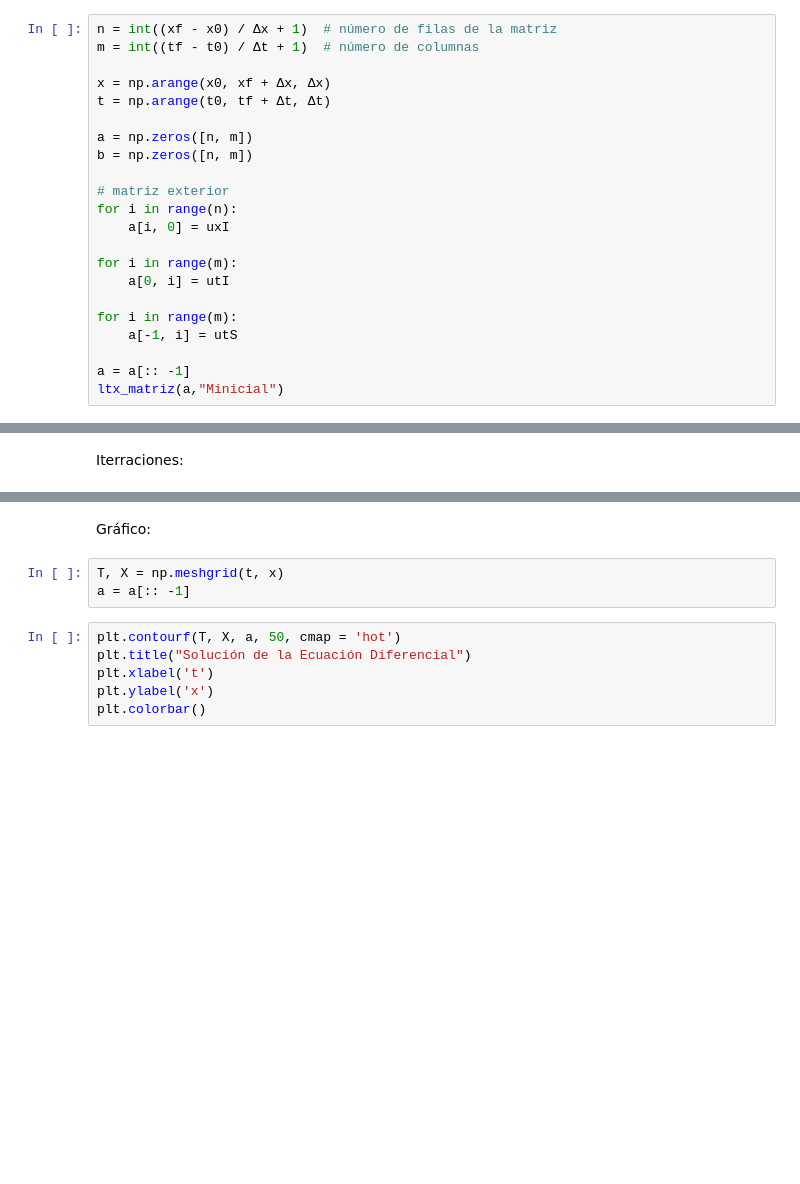
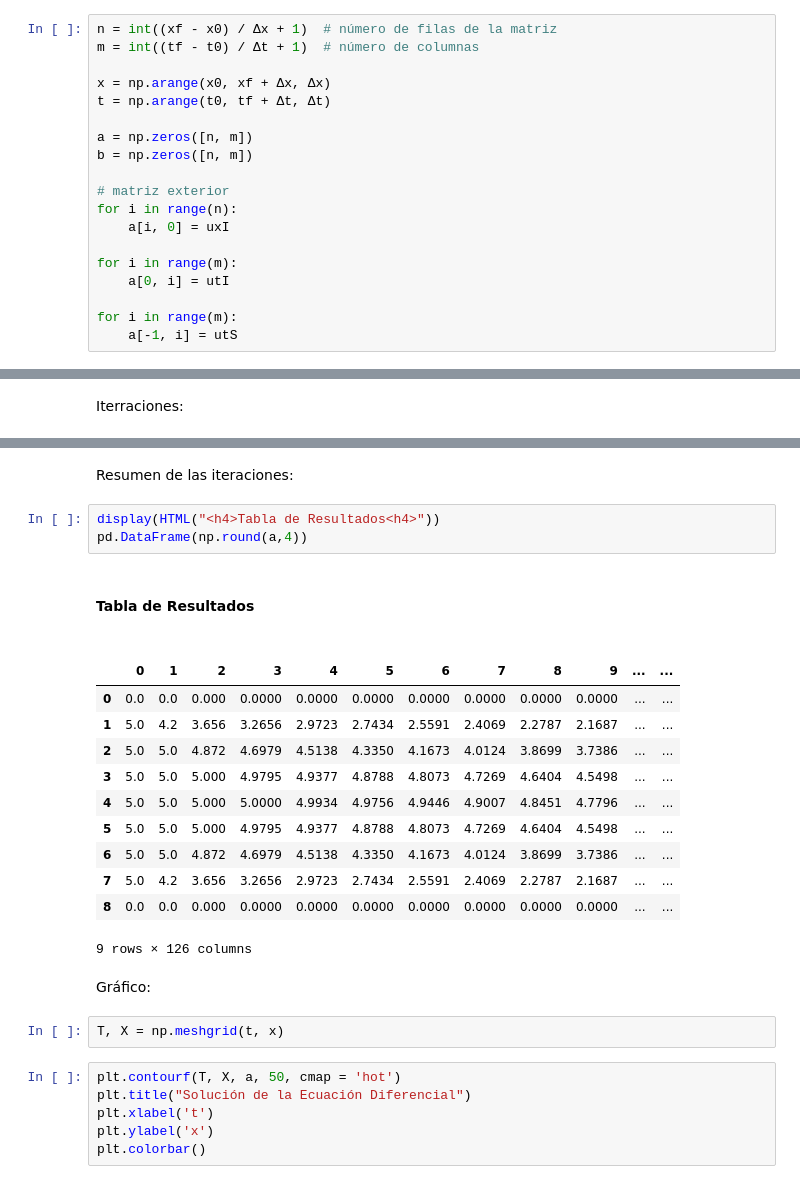
Before and after one commit to Jeferos/Metodos_numericos, a Jupyter notebook: 07_EDP/02_EDP_Parabolicas.ipynb, the cells around one changed output, grey strips where cells are left out. Drawn from its saved outputs; the diff is of its cells as text; blank space fills up the shorter version.

```diff
--- a/07_EDP/02_EDP_Parabolicas.ipynb
+++ b/07_EDP/02_EDP_Parabolicas.ipynb
@@ -65,6 +67,3 @@ for i in range(m):
 
 for i in range(m):
     a[-1, i] = utS
-
-a = a[:: -1]
-ltx_matriz(a,"Minicial")
@@ -83,8 +76,25 @@ ltx_matriz(np.round(a,4),"Msol")
+# %% [markdown]
+Resumen de las iteraciones:
+# %%
+display(HTML("<h4>Tabla de Resultados<h4>"))
+pd.DataFrame(np.round(a,4))
+# %% [output]
+Tabla de Resultados
+|  | 0 | 1 | 2 | 3 | 4 | 5 | 6 | 7 | 8 | 9 | ... | ... |
+| 0 | 0.0 | 0.0 | 0.000 | 0.0000 | 0.0000 | 0.0000 | 0.0000 | 0.0000 | 0.0000 | 0.0000 | ... | ... |
+| 1 | 5.0 | 4.2 | 3.656 | 3.2656 | 2.9723 | 2.7434 | 2.5591 | 2.4069 | 2.2787 | 2.1687 | ... | ... |
+| 2 | 5.0 | 5.0 | 4.872 | 4.6979 | 4.5138 | 4.3350 | 4.1673 | 4.0124 | 3.8699 | 3.7386 | ... | ... |
+| 3 | 5.0 | 5.0 | 5.000 | 4.9795 | 4.9377 | 4.8788 | 4.8073 | 4.7269 | 4.6404 | 4.5498 | ... | ... |
+| 4 | 5.0 | 5.0 | 5.000 | 5.0000 | 4.9934 | 4.9756 | 4.9446 | 4.9007 | 4.8451 | 4.7796 | ... | ... |
+| 5 | 5.0 | 5.0 | 5.000 | 4.9795 | 4.9377 | 4.8788 | 4.8073 | 4.7269 | 4.6404 | 4.5498 | ... | ... |
+| 6 | 5.0 | 5.0 | 4.872 | 4.6979 | 4.5138 | 4.3350 | 4.1673 | 4.0124 | 3.8699 | 3.7386 | ... | ... |
+| 7 | 5.0 | 4.2 | 3.656 | 3.2656 | 2.9723 | 2.7434 | 2.5591 | 2.4069 | 2.2787 | 2.1687 | ... | ... |
+| 8 | 0.0 | 0.0 | 0.000 | 0.0000 | 0.0000 | 0.0000 | 0.0000 | 0.0000 | 0.0000 | 0.0000 | ... | ... |
+9 rows × 126 columns
 # %% [markdown]
 Gráfico:
 # %%
 T, X = np.meshgrid(t, x)
-a = a[:: -1]
 # %%
 plt.contourf(T, X, a, 50, cmap = 'hot')
 plt.title("Solución de la Ecuación Diferencial")
```
Also changed, not shown: parts of 3 cells of this notebook, 2 other files.
